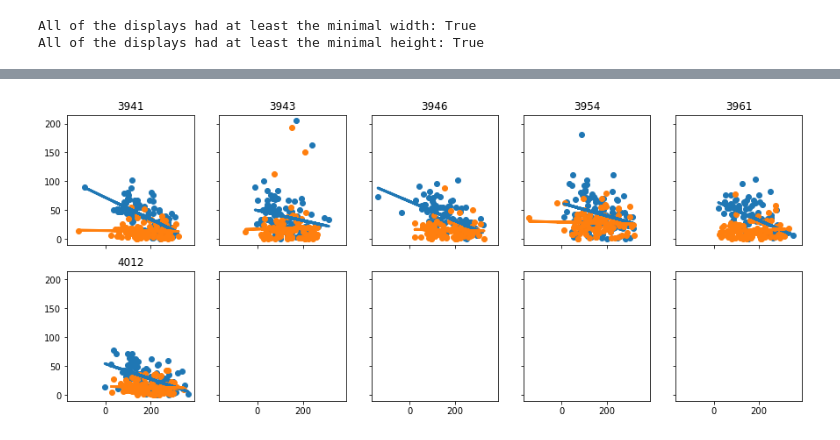
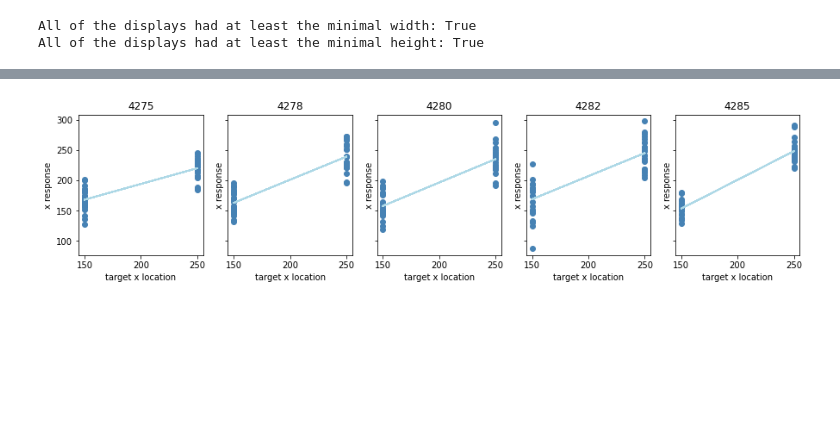
Before and after one commit to ClaraKuper/ManualInhibitionOnline, a Jupyter notebook: analysis/Sanity_Check.ipynb, the cells around one changed output, grey strips where cells are left out. Cells and saved outputs as stored; diff of their text form; code cells hidden in the pictures; blank space fills up the shorter version.

Commit message:
data check analysis

```diff
--- a/analysis/Sanity_Check.ipynb
+++ b/analysis/Sanity_Check.ipynb
@@ -49,7 +50,7 @@ data = {}
 # load data from different components:
 
 # the experimental component
-exp_data =  open('../data/jatos_results_17_08.txt')
+exp_data =  open('../data/jatos_results_25_08.txt')
 # unpack the data
 for ses, jf in enumerate(exp_data):
 
@@ -572,19 +478,21 @@ Name: survey_response, dtype: object
 # %%
 jumpColumns = ['subject','trialID', 'rt', 'mt', 'tDur', 'cTouchX', 'cTouchY','sTouchX', 'sTouchY',
                'startTime', 'endTime', 'goSignalTime', 'goTime', 'waitTime',
-               'sideX','sideY', 'centralX', 'centralY', 'jumpedX', 'jumpedY', 'docTouches',
+               'sideX','sideY', 'centralX', 'centralY', 'jumpedX', 'jumpedY', 'offTouches',
+               'windowHeight', 'windowWidth',
                'position', 'stimJumped', 'flashShown', 'inwards',
                'fixTime', 'flashTime', 'trialDuration', 'flashOnTime', 'flashOffTime', 'respTime']
 
 j_data = j_data[jumpColumns]
 
 serialColumns = ['subject','trialID', 'touchX', 'touchY', 'button-x', 'button-y', 'jump-x', 'jump-y',
-                 'tDur', 'startTime', 'endTime', 'waitTime', 'flashTime',
+                 'windowHeight', 'windowWidth',
+                 'tDur', 'startTime', 'endTime', 'waitTime', 'flashTime', 'offTouches',
                  'flashOnTime', 'flashOffTime','touchOn', 'touchOff', 'stimJumped']
 
 s_data = s_data[serialColumns]
 
-# compute the onset relative to the start
+# compute the movement onsets relative to the start of each trial
 def relate_to_onset(data, cols, startcol):
 
     """
@@ -636,86 +680,85 @@ for x in df_serial.index:
 # %%
 # Check data quality jump:
-# error response - jumped target decreases with time
+# compute the x error relative to the jumped dot
 
-# compute the x error relative to the jumped dot
-df_jump['xError'] = df_jump.jumpedX - df_jump.sTouchX
-df_jump['soa'] = df_jump.goTime - df_jump.flashTime
-
-def check_soa_xerror_correlation(subjects, data):
+def check_xdot_xtouch_correlation(subjects, data):
 
     """
-    Check if the touch error on jump trials decreases with longer processing time.
-    This function creates plots for every subject and prints an alert if the regression looked weird
+    Check if the x-coordinate of the touch response is correlated with the x-coordinate of the dot.
+    This function creates plots for every subject and prints an alert if the regression is not significant
 
     INPUT:
     subjects: array of all subjects
     data: pd dataframe from the jump component with all subjects
 
     OUTPUT:
-    None
+    the estimated OLS for all subjects
     """
+
+    # initialize the models
+    all_OLS = []
 
     # get the subjects
     nsubs = len(subjects)
+
     # always plot 5 columns
     plotcols = 5
+
     # plot as many rows as needed
     plotrows = int(np.ceil(nsubs/plotcols))
+
     # plot panels are 3x3
     size_per_panel = 3
 
     # initialize the plots
-    fig_soa_xerror, axs_soa_xerror = plt.subplots(plotrows,plotcols, figsize = (size_per_panel * plotcols, size_per_panel * plotrows), sharex = True, sharey = True)
+    fig_soa_xerror, axs_soa_xerror = plt.subplots(plotrows, plotcols,
+                                                  figsize = (size_per_panel * plotcols, size_per_panel * plotrows),
+                                                  sharex = True, sharey = True)
 
     # loop over all subjects
     for s_idx, s in enumerate(subjects):
 
         # filter the data per subject
         s_df = data[data.subject == s]
 
-        # split data in jump and stay
+        # filter only data where the target jumped
         jump_idx = s_df.stimJumped == 1.0
-        stay_idx = s_df.stimJumped == 0.0
 
-        # distance from mean error
-        x_error_jump = abs(s_df[jump_idx].xError - np.mean(s_df[jump_idx].xError))
-        x_error_stay = abs(s_df[stay_idx].xError - np.mean(s_df[stay_idx].xError))
+        # get the absolute values of touch response and dot position - collapse left and right responses
+        xTouch = abs(s_df[jump_idx].sTouchX.values)
+        xTarget = abs(s_df[jump_idx].jumpedX.values)
 
         # 1. plot
-        axs_soa_xerror.flatten()[s_idx].scatter(s_df[jump_idx].soa, x_error_jump)
-        axs_soa_xerror.flatten()[s_idx].scatter(s_df[stay_idx].soa, x_error_stay)
+        axs_soa_xerror.flatten()[s_idx].scatter(xTarget, xTouch, c = 'steelblue')
         axs_soa_xerror.flatten()[s_idx].set_title(s)
-
-        # 2. build regression
+        axs_soa_xerror.flatten()[s_idx].set_xlabel('target x location')
+        axs_soa_xerror.flatten()[s_idx].set_ylabel('x response')
 
         # 2. linear regression
-        regr_jump = linear_model.LinearRegression()
-        regr_jump.fit(s_df[jump_idx].soa.values.reshape(-1,1), x_error_jump.values.reshape(-1,1))
+        # add a constant offset to the target
+        xTarget_sm = sm.add_constant(xTarget)
 
-        regr_stay = linear_model.LinearRegression()
-        regr_stay.fit(s_df[stay_idx].soa.values.reshape(-1,1), x_error_stay.values.reshape(-1,1))
+        # fit and summarize
+        model = sm.OLS(xTouch, xTarget_sm)
+        results = model.fit()
+        all_OLS.append(results)
 
-        x_error_jump_pred = regr_jump.predict(s_df[jump_idx].soa.values.reshape(-1,1))
-        x_error_stay_pred = regr_stay.predict(s_df[stay_idx].soa.values.reshape(-1,1))
+        # plot the regression:
+        axs_soa_xerror.flatten()[s_idx].plot(xTarget, results.predict(), c = 'lightblue');
 
-        axs_soa_xerror.flatten()[s_idx].plot(s_df[jump_idx].soa, x_error_jump_pred, linewidth = 3);
-        axs_soa_xerror.flatten()[s_idx].plot(s_df[stay_idx].soa, x_error_stay_pred, linewidth = 3);
+        # check if the slope is positive
+        if results.params[1] < 0:
+            print('subject {} had a negative correlation between X position of the target and X coordinate of the response')
 
-        # check two conditions:
+        # check if the slope is significant
+        if results.pvalues[1] > 0.05:
 
-        # cond1 : the correlation coefficient for the jump task should be negative
-        if regr_jump.coef_ >=0:
-            print('subject {} has a non-negative correlation between SOA and x-Error. The computed coeffiecient was: {}'.format(s, regr_jump.coef_))
+            print('subject {} had a non-significant correlation between X position of the target and X coordinate of their response'.format(s))
 
-        # cond2: the correlation. coefficient for jump is more negative than the correlation coefficient for stay
-        if regr_stay.coef_< regr_jump.coef_ :
+    return all_OLS
 
-            print('the correlation between SOA and x-Error was more negative in the stay condition.')
-            print('Subject: {}'.format(s))
-            print('Coeffient jump: {}'.format(regr_jump.coef_))
-            print('Coeffient stay: {}'.format(regr_stay.coef_))
 
 # check the regression
-check_soa_xerror_correlation(subjects, df_jump)
+OLS = check_xdot_xtouch_correlation(subjects, df_jump)
 # %% [output]
-[figure, old version]
+[figure, new version]
```
Also changed, not shown: parts of 35 cells of this notebook, 10 other files.
